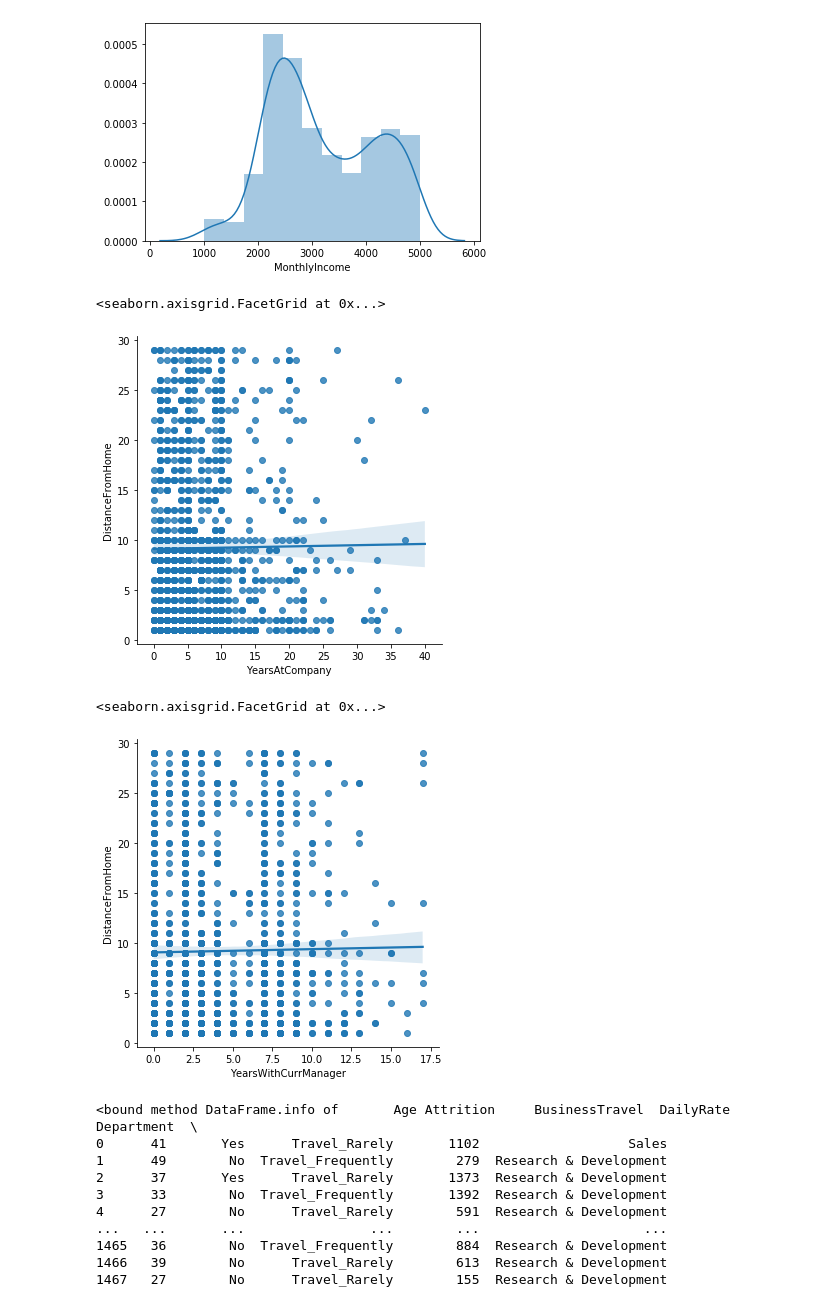
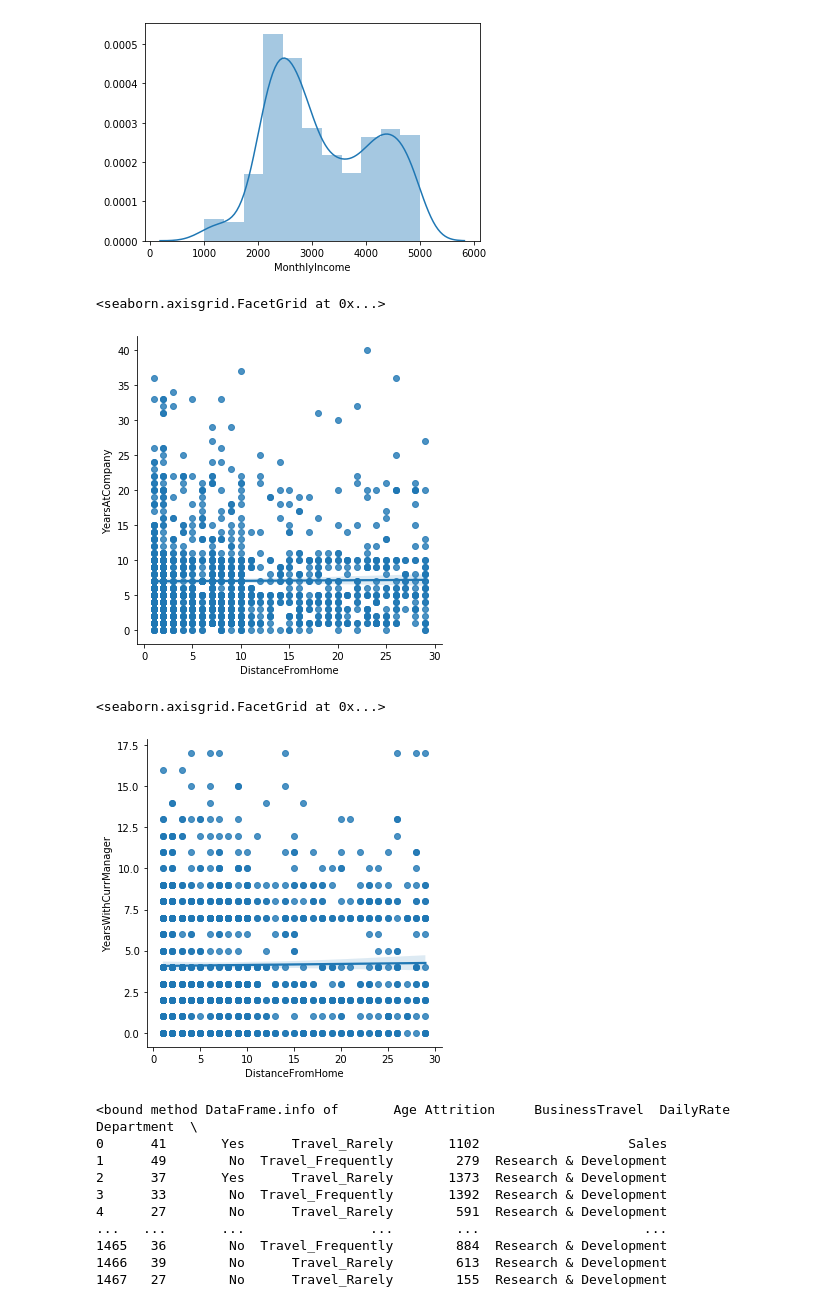
Before and after one commit to syvtoto/BigData, a Jupyter notebook: BigData_20-04.ipynb, the cells around one changed output. Drawn from its saved outputs; the diff is of its cells as text; code cells hidden in the pictures.

```diff
--- a/BigData_20-04.ipynb
+++ b/BigData_20-04.ipynb
@@ -209,16 +207,16 @@ sns.distplot(cate_data_limit.MonthlyIncome)
 # %%
 # Visualisation d’une relation linéaire
 # 2
-sns.lmplot(y='DistanceFromHome',x='YearsAtCompany',data=cate_data)
+sns.lmplot(x='DistanceFromHome',y='YearsAtCompany',data=cate_data)
 # %% [output]
 <seaborn.axisgrid.FacetGrid at 0x...>
-[figure, old version]
+[figure, new version]
 # %%
 # 3
-sns.lmplot(y='DistanceFromHome',x='YearsWithCurrManager',data=cate_data)
+sns.lmplot(x='DistanceFromHome',y='YearsWithCurrManager',data=cate_data)
 # %% [output]
 <seaborn.axisgrid.FacetGrid at 0x...>
-[figure, old version]
+[figure, new version]
 # %%
 cate_data.info
 # %% [output]
```
Also changed, not shown: parts of 15 cells of this notebook.
